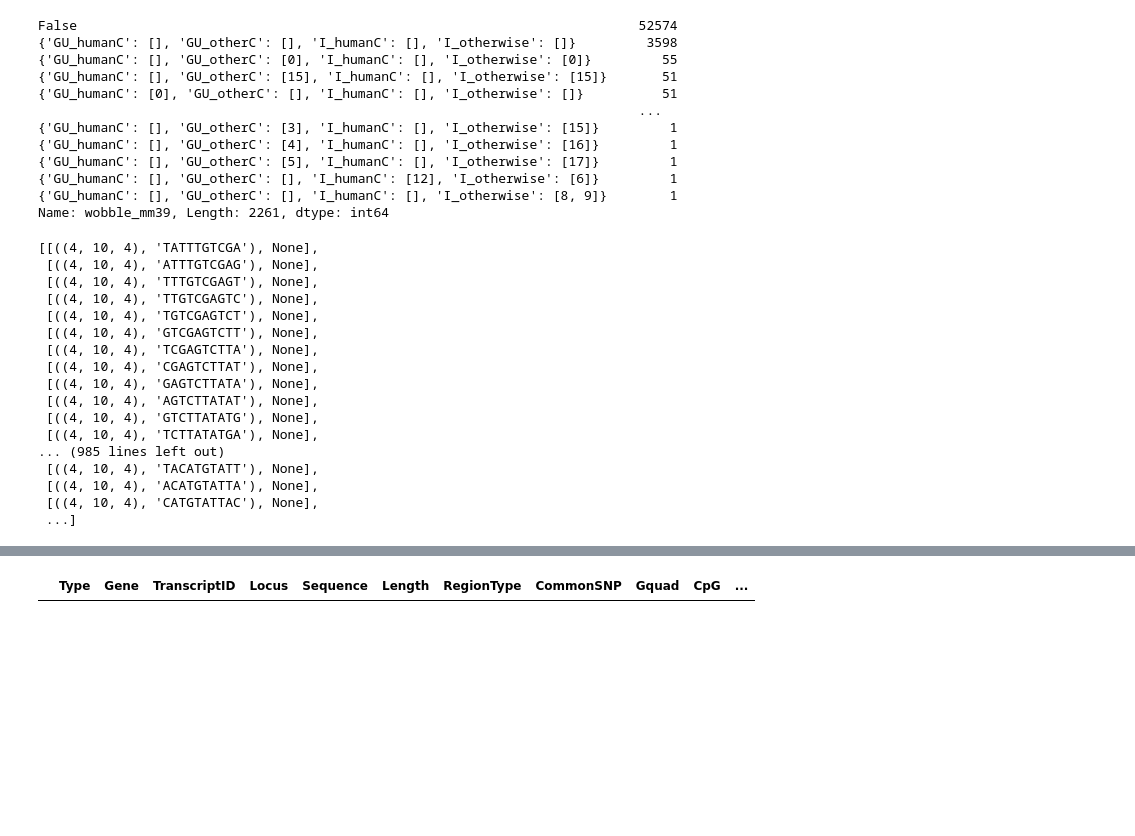
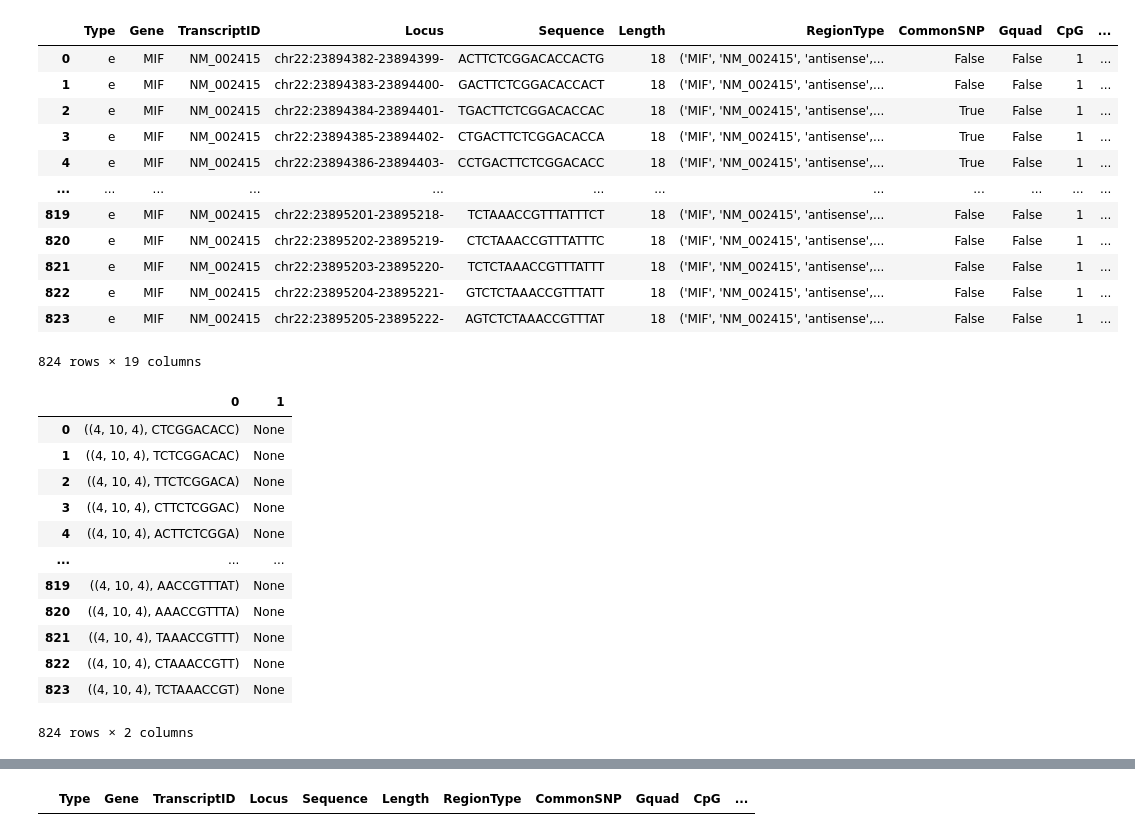
Before and after one commit to Planet-KIM/ASOPIPE, a Jupyter notebook: notebook/gapmer.ipynb, the cells around one changed output, grey strips where cells are left out. Cells and saved outputs as stored; diff of their text form; code cells hidden in the pictures; blank space fills up the shorter version.

```diff
--- a/notebook/gapmer.ipynb
+++ b/notebook/gapmer.ipynb
@@ -11,13 +11,13 @@ if __name__ == "__main__":
     mp.set_start_method("spawn", force=True)   # macOS/Linux 안전
 
     t0   = time.time()
-    transid = "NM_133379"#TTN
-    #transid="NM_002415" #MIF
+    #transid = "NM_133379"#TTN
+    transid="NM_002415" #MIF
     aso  = ASOdesign(transid=transid,
                      query_assembly=["mm39","mm10"],
                      ref_assembly="hg38",
                      tile_length=18)
 
-    result = aso.process_main(chunk_division=5, max_workers=4, wobble=2, to_df=False)
+    result = aso.process_main(chunk_division=5, max_workers=4, wobble=0, to_df=False)
     print("Elapsed:", time.time() - t0, "sec")
 # %% [output]
@@ -37,19 +37,20 @@ Elapsed: 107.24160194396973 sec
 # %%
 import pandas as pd
-pd.DataFrame(result)['wobble_mm39'].value_counts()
+pd.DataFrame(result)
 # %% [output]
+|  | Type | Gene | TranscriptID | Locus | Sequence | Length | RegionType | CommonSNP | Gquad | CpG | ... |
+| 0 | e | MIF | NM_002415 | chr22:23894382-23894399- | ACTTCTCGGACACCACTG | 18 | ('MIF', 'NM_002415', 'antisense',... | False | False | 1 | ... |
+| 1 | e | MIF | NM_002415 | chr22:23894383-23894400- | GACTTCTCGGACACCACT | 18 | ('MIF', 'NM_002415', 'antisense',... | False | False | 1 | ... |
+| 2 | e | MIF | NM_002415 | chr22:23894384-23894401- | TGACTTCTCGGACACCAC | 18 | ('MIF', 'NM_002415', 'antisense',... | True | False | 1 | ... |
+| 3 | e | MIF | NM_002415 | chr22:23894385-23894402- | CTGACTTCTCGGACACCA | 18 | ('MIF', 'NM_002415', 'antisense',... | True | False | 1 | ... |
+| 4 | e | MIF | NM_002415 | chr22:23894386-23894403- | CCTGACTTCTCGGACACC | 18 | ('MIF', 'NM_002415', 'antisense',... | True | False | 1 | ... |
+| ... | ... | ... | ... | ... | ... | ... | ... | ... | ... | ... | ... |
+| 819 | e | MIF | NM_002415 | chr22:23895201-23895218- | TCTAAACCGTTTATTTCT | 18 | ('MIF', 'NM_002415', 'antisense',... | False | False | 1 | ... |
+| 820 | e | MIF | NM_002415 | chr22:23895202-23895219- | CTCTAAACCGTTTATTTC | 18 | ('MIF', 'NM_002415', 'antisense',... | False | False | 1 | ... |
+| 821 | e | MIF | NM_002415 | chr22:23895203-23895220- | TCTCTAAACCGTTTATTT | 18 | ('MIF', 'NM_002415', 'antisense',... | False | False | 1 | ... |
+| 822 | e | MIF | NM_002415 | chr22:23895204-23895221- | GTCTCTAAACCGTTTATT | 18 | ('MIF', 'NM_002415', 'antisense',... | False | False | 1 | ... |
+| 823 | e | MIF | NM_002415 | chr22:23895205-23895222- | AGTCTCTAAACCGTTTAT | 18 | ('MIF', 'NM_002415', 'antisense',... | False | False | 1 | ... |
-False                                                                        52574
-{'GU_humanC': [], 'GU_otherC': [], 'I_humanC': [], 'I_otherwise': []}         3598
-{'GU_humanC': [], 'GU_otherC': [0], 'I_humanC': [], 'I_otherwise': [0]}         55
-{'GU_humanC': [], 'GU_otherC': [15], 'I_humanC': [], 'I_otherwise': [15]}       51
-{'GU_humanC': [0], 'GU_otherC': [], 'I_humanC': [], 'I_otherwise': []}          51
-                                                                             ...
-{'GU_humanC': [], 'GU_otherC': [3], 'I_humanC': [], 'I_otherwise': [15]}         1
-{'GU_humanC': [], 'GU_otherC': [4], 'I_humanC': [], 'I_otherwise': [16]}         1
-{'GU_humanC': [], 'GU_otherC': [5], 'I_humanC': [], 'I_otherwise': [17]}         1
-{'GU_humanC': [], 'GU_otherC': [], 'I_humanC': [12], 'I_otherwise': [6]}         1
-{'GU_humanC': [], 'GU_otherC': [], 'I_humanC': [], 'I_otherwise': [8, 9]}        1
-Name: wobble_mm39, Length: 2261, dtype: int64
+824 rows × 19 columns
 # %%
 import traceback
 
@@ -95,25 +96,24 @@ def _getWingCoord(result, middle_size=10, gapmer_coord=''):
         print(traceback.format_exc())
         return e.argsss
 # %%
-_getWingCoord(result) # [((4, 10, 4), 'TATTTGTCGA'),((4, 10, 4), 'TATTTGTCGA')]
+wing = _getWingCoord(result) # [((4, 10, 4), 'TATTTGTCGA'),((4, 10, 4), 'TATTTGTCGA')]
+wing_df = pd.DataFrame(wing)#
+wing_df[wing_df[0].apply(lambda x: False if 'CG' in x[1] else True).to_list()]
+wing_df
 # %% [output]
+|  | 0 | 1 |
+| 0 | ((4, 10, 4), CTCGGACACC) | None |
+| 1 | ((4, 10, 4), TCTCGGACAC) | None |
+| 2 | ((4, 10, 4), TTCTCGGACA) | None |
+| 3 | ((4, 10, 4), CTTCTCGGAC) | None |
+| 4 | ((4, 10, 4), ACTTCTCGGA) | None |
+| ... | ... | ... |
+| 819 | ((4, 10, 4), AACCGTTTAT) | None |
+| 820 | ((4, 10, 4), AAACCGTTTA) | None |
+| 821 | ((4, 10, 4), TAAACCGTTT) | None |
+| 822 | ((4, 10, 4), CTAAACCGTT) | None |
+| 823 | ((4, 10, 4), TCTAAACCGT) | None |
-[[((4, 10, 4), 'TATTTGTCGA'), None],
- [((4, 10, 4), 'ATTTGTCGAG'), None],
- [((4, 10, 4), 'TTTGTCGAGT'), None],
- [((4, 10, 4), 'TTGTCGAGTC'), None],
- [((4, 10, 4), 'TGTCGAGTCT'), None],
- [((4, 10, 4), 'GTCGAGTCTT'), None],
- [((4, 10, 4), 'TCGAGTCTTA'), None],
- [((4, 10, 4), 'CGAGTCTTAT'), None],
- [((4, 10, 4), 'GAGTCTTATA'), None],
- [((4, 10, 4), 'AGTCTTATAT'), None],
- [((4, 10, 4), 'GTCTTATATG'), None],
- [((4, 10, 4), 'TCTTATATGA'), None],
-... (985 lines left out)
- [((4, 10, 4), 'TACATGTATT'), None],
- [((4, 10, 4), 'ACATGTATTA'), None],
- [((4, 10, 4), 'CATGTATTAC'), None],
- ...]
+824 rows × 2 columns
 # %%
 
 def flaten_list(t):
```
Also changed, not shown: parts of 6 cells of this notebook, 3 other files.
